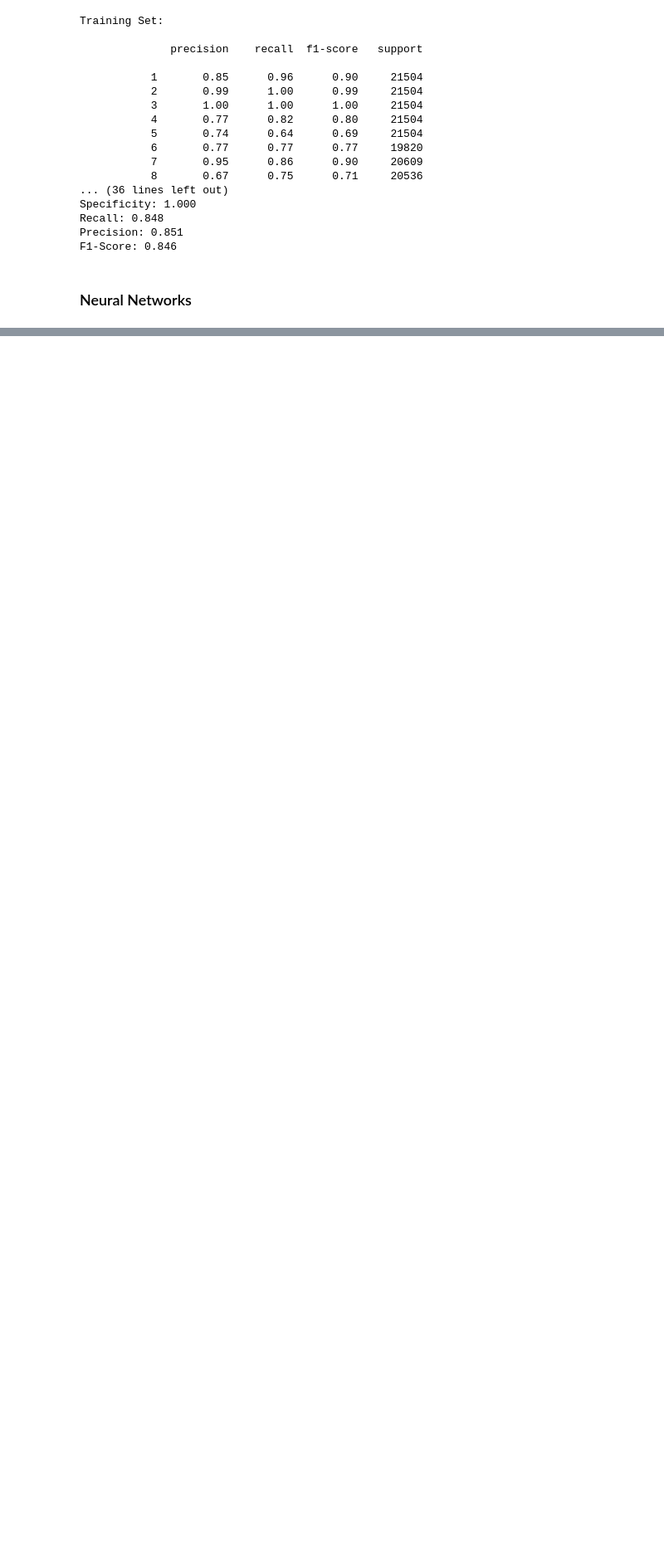
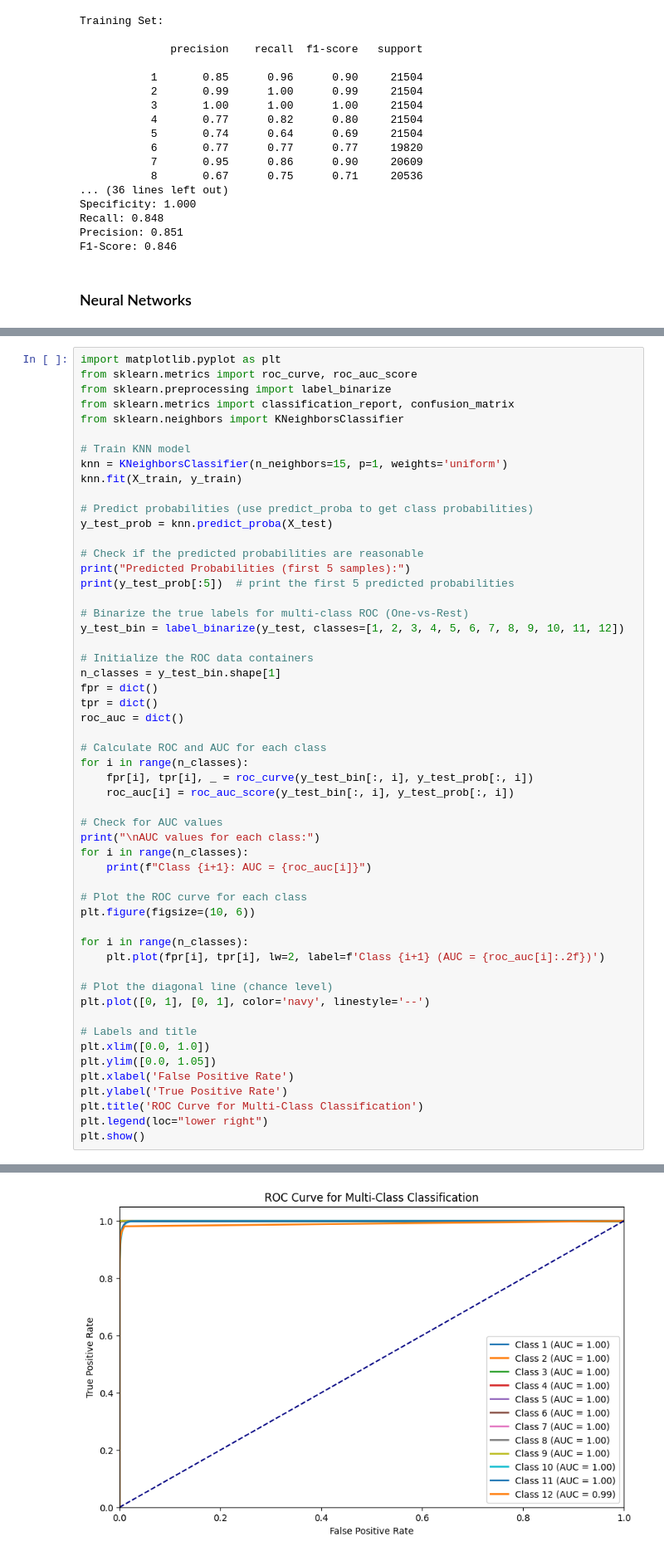
Before and after one commit to hannanote/Mobile_Health_Human_Behavior_Analysis_Project, a Jupyter notebook: MOBILE_HEALTH.ipynb, the cells around one changed output, grey strips where cells are left out. Shown at 83% size. Drawn from its saved outputs; the diff is of its cells as text; blank space fills up the shorter version.

```diff
--- a/MOBILE_HEALTH.ipynb
+++ b/MOBILE_HEALTH.ipynb
@@ -999,0 +1033,55 @@ y.value_counts().plot(kind='bar')
+# %%
+import matplotlib.pyplot as plt
+from sklearn.metrics import roc_curve, roc_auc_score
+from sklearn.preprocessing import label_binarize
+from sklearn.metrics import classification_report, confusion_matrix
+from sklearn.neighbors import KNeighborsClassifier
+
+# Train KNN model
+knn = KNeighborsClassifier(n_neighbors=15, p=1, weights='uniform')
+knn.fit(X_train, y_train)
+
+# Predict probabilities (use predict_proba to get class probabilities)
+y_test_prob = knn.predict_proba(X_test)
+
+# Check if the predicted probabilities are reasonable
+print("Predicted Probabilities (first 5 samples):")
+print(y_test_prob[:5])  # print the first 5 predicted probabilities
+
+# Binarize the true labels for multi-class ROC (One-vs-Rest)
+y_test_bin = label_binarize(y_test, classes=[1, 2, 3, 4, 5, 6, 7, 8, 9, 10, 11, 12])
+
+# Initialize the ROC data containers
+n_classes = y_test_bin.shape[1]
+fpr = dict()
+tpr = dict()
+roc_auc = dict()
+
+# Calculate ROC and AUC for each class
+for i in range(n_classes):
+    fpr[i], tpr[i], _ = roc_curve(y_test_bin[:, i], y_test_prob[:, i])
+    roc_auc[i] = roc_auc_score(y_test_bin[:, i], y_test_prob[:, i])
+
+# Check for AUC values
+print("\nAUC values for each class:")
+for i in range(n_classes):
+    print(f"Class {i+1}: AUC = {roc_auc[i]}")
+
+# Plot the ROC curve for each class
+plt.figure(figsize=(10, 6))
+
+for i in range(n_classes):
+    plt.plot(fpr[i], tpr[i], lw=2, label=f'Class {i+1} (AUC = {roc_auc[i]:.2f})')
+
+# Plot the diagonal line (chance level)
+plt.plot([0, 1], [0, 1], color='navy', linestyle='--')
+
+# Labels and title
+plt.xlim([0.0, 1.0])
+plt.ylim([0.0, 1.05])
+plt.xlabel('False Positive Rate')
+plt.ylabel('True Positive Rate')
+plt.title('ROC Curve for Multi-Class Classification')
+plt.legend(loc="lower right")
+plt.show()
+# %% [output]
@@ -999,0 +1108 @@ y.value_counts().plot(kind='bar')
+[figure, added]
```
Also changed, not shown: parts of 24 cells of this notebook.
